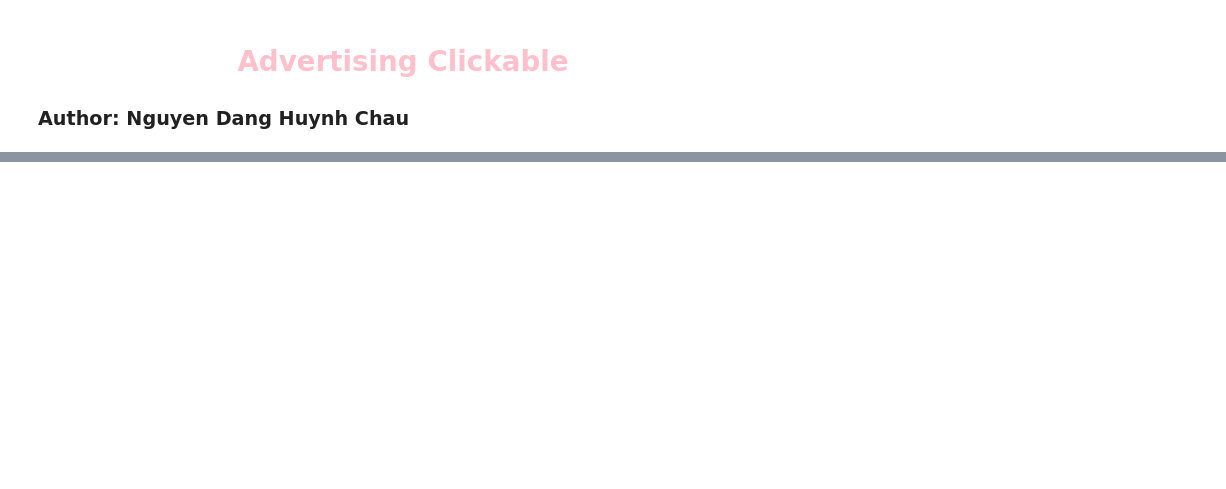
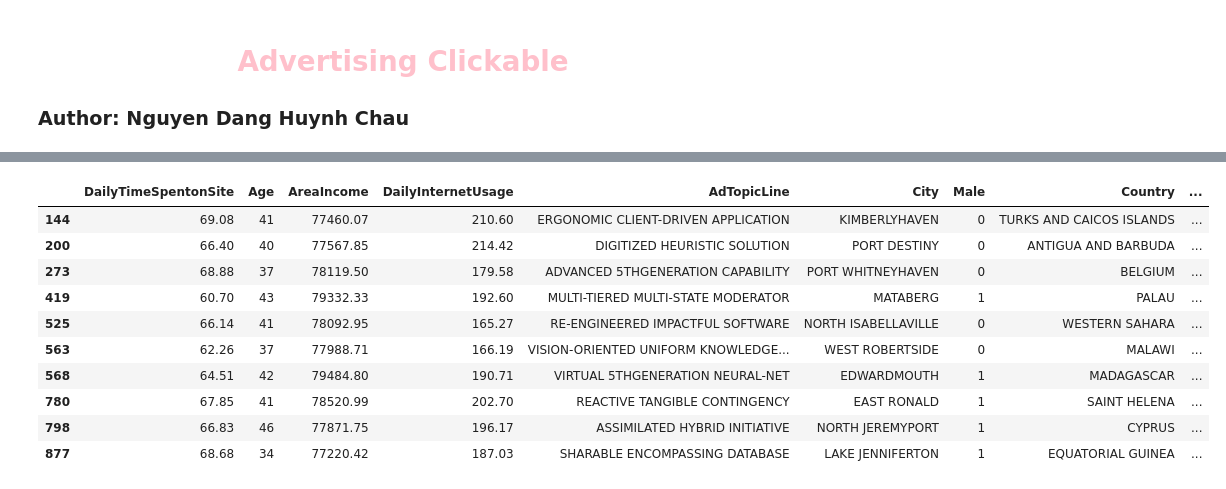
Before and after one commit to ChauHuynh1/DataScience, a Jupyter notebook: MarketingPrice/AdvertisingBudget.ipynb, the cells around one changed output, grey strips where cells are left out. Cells and saved outputs as stored; diff of their text form; code cells hidden in the pictures; blank space fills up the shorter version.

```diff
--- a/MarketingPrice/AdvertisingBudget.ipynb
+++ b/MarketingPrice/AdvertisingBudget.ipynb
@@ -122,0 +469,18 @@
+# %%
+q_low = df["AreaIncome"].quantile(0.01)
+q_hi  = df["AreaIncome"].quantile(0.99)
+
+df_filtered = df[(df["AreaIncome"] > q_hi)]
+df_filtered
+# %% [output]
+|  | DailyTimeSpentonSite | Age | AreaIncome | DailyInternetUsage | AdTopicLine | City | Male | Country | ... |
+| 144 | 69.08 | 41 | 77460.07 | 210.60 | ERGONOMIC CLIENT-DRIVEN APPLICATION | KIMBERLYHAVEN | 0 | TURKS AND CAICOS ISLANDS | ... |
+| 200 | 66.40 | 40 | 77567.85 | 214.42 | DIGITIZED HEURISTIC SOLUTION | PORT DESTINY | 0 | ANTIGUA AND BARBUDA | ... |
+| 273 | 68.88 | 37 | 78119.50 | 179.58 | ADVANCED 5THGENERATION CAPABILITY | PORT WHITNEYHAVEN | 0 | BELGIUM | ... |
+| 419 | 60.70 | 43 | 79332.33 | 192.60 | MULTI-TIERED MULTI-STATE MODERATOR | MATABERG | 1 | PALAU | ... |
+| 525 | 66.14 | 41 | 78092.95 | 165.27 | RE-ENGINEERED IMPACTFUL SOFTWARE | NORTH ISABELLAVILLE | 0 | WESTERN SAHARA | ... |
+| 563 | 62.26 | 37 | 77988.71 | 166.19 | VISION-ORIENTED UNIFORM KNOWLEDGE... | WEST ROBERTSIDE | 0 | MALAWI | ... |
+| 568 | 64.51 | 42 | 79484.80 | 190.71 | VIRTUAL 5THGENERATION NEURAL-NET | EDWARDMOUTH | 1 | MADAGASCAR | ... |
+| 780 | 67.85 | 41 | 78520.99 | 202.70 | REACTIVE TANGIBLE CONTINGENCY | EAST RONALD | 1 | SAINT HELENA | ... |
+| 798 | 66.83 | 46 | 77871.75 | 196.17 | ASSIMILATED HYBRID INITIATIVE | NORTH JEREMYPORT | 1 | CYPRUS | ... |
+| 877 | 68.68 | 34 | 77220.42 | 187.03 | SHARABLE ENCOMPASSING DATABASE | LAKE JENNIFERTON | 1 | EQUATORIAL GUINEA | ... |
```
Also changed, not shown: parts of 29 cells of this notebook, 8 other files.
